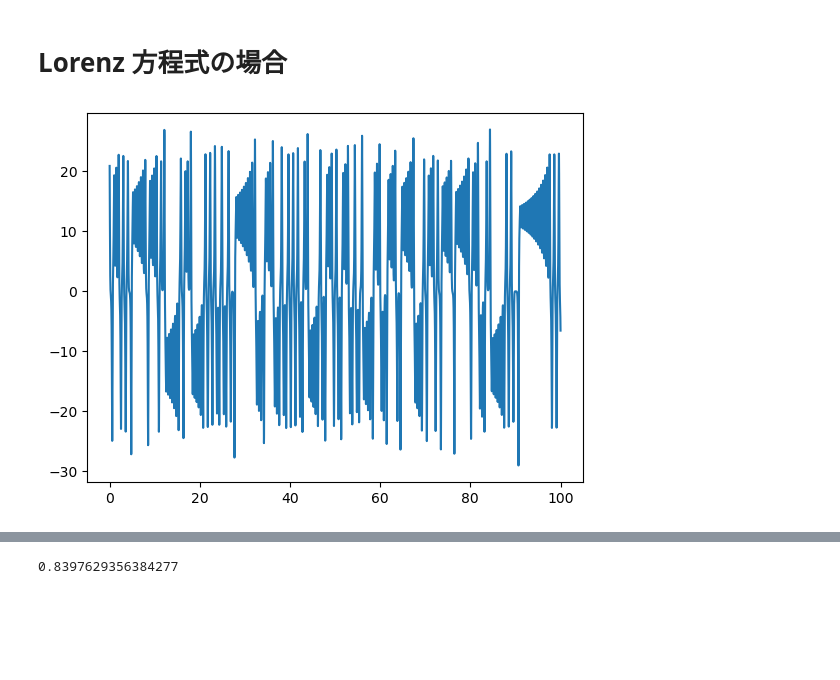
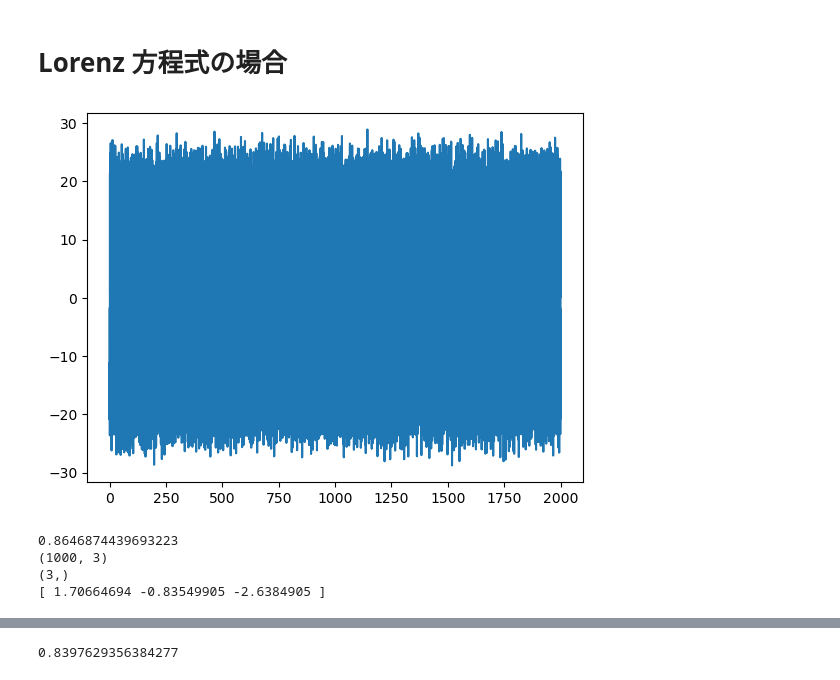
Before and after one commit to sho7014/Sano-Sawada, a Jupyter notebook: CalculateLyapunovSpectrum.ipynb, the cells around one changed output, grey strips where cells are left out. Drawn from its saved outputs; the diff is of its cells as text; code cells hidden in the pictures; blank space fills up the shorter version.

```diff
--- a/CalculateLyapunovSpectrum.ipynb
+++ b/CalculateLyapunovSpectrum.ipynb
@@ -12,40 +13,55 @@ import numpy as np
 # %%
 # parameters
 transient = 20.
-t_end = 100.
+t_end = 2000.
 dt = 1e-2
 p = np.array([16.,40.,4.])
 u0 = np.array([2.,0.,0.])
 
 obs_idx = 0
 epsilon = 0.015
-num_neighbor = 20
+num_neighbor = 6
 step_jac = 10
-td_idx = -13*np.array([1,2,3])
+jac_len = 1000
+td_idx = -10*np.array([0,1,2])
+
+lorenz = de.seval("""
+function lorenz(du,u,p,t)
+    du[1] = p[1] * (u[2] - u[1])
+    du[2] = u[1] * (p[2] - u[3]) - u[2]
+    du[3] = u[1] * u[2] - p[3] * u[3]
+end""")
 # %%
-def lorenz(du,u,p,t):
-    du[0] = p[0] * (u[1] - u[0])
-    du[1] = u[0] * (p[1] - u[2]) - u[1]
-    du[2] = u[0] * u[1] - p[2] * u[2]
+u0 = np.array([2.,0.,0.])
 
 # transient
 tspan = (0., transient)
 prob = de.ODEProblem(lorenz, u0, tspan, p)
-jit_prob = de.jit(prob)
-sol = de.solve(jit_prob)
+sol = de.solve(prob)
 
 # steps_on_attractor
 u0 = sol.u[-1]
 tspan = (0., t_end)
 prob = de.ODEProblem(lorenz, u0, tspan, p)
-jit_prob = de.jit(prob)
-sol = de.solve(jit_prob,saveat=dt)
+sol = de.solve(prob,saveat=dt)
 
 # convert sol to numpy array
 sol_t = np.array(sol.t)
 sol_partial_obs = np.stack([u_i[obs_idx] for u_i in sol.u])
 
 plt.plot(sol_t,sol_partial_obs)
 plt.show()
 # %% [output]
-[figure, old version]
+[figure, new version]
+# %%
+ss = SanoSawada(sol_partial_obs,num_neighbor,dt,step_jac,jac_len,epsilon,td_idx)
+ss.set_radius_of_ball_for_neighboring_points_search()
+print(ss.radius)
+ss.jacobian_reconstruction()
+ss.bns_steps()
+ss.estimate_lyapunov_spectrum(length=jac_len)
+# %% [output]
+0.8646874439693223
+(1000, 3)
+(3,)
+[ 1.70664694 -0.83549905 -2.6384905 ]
```
Also changed, not shown: parts of 22 cells of this notebook, 1 other file.
